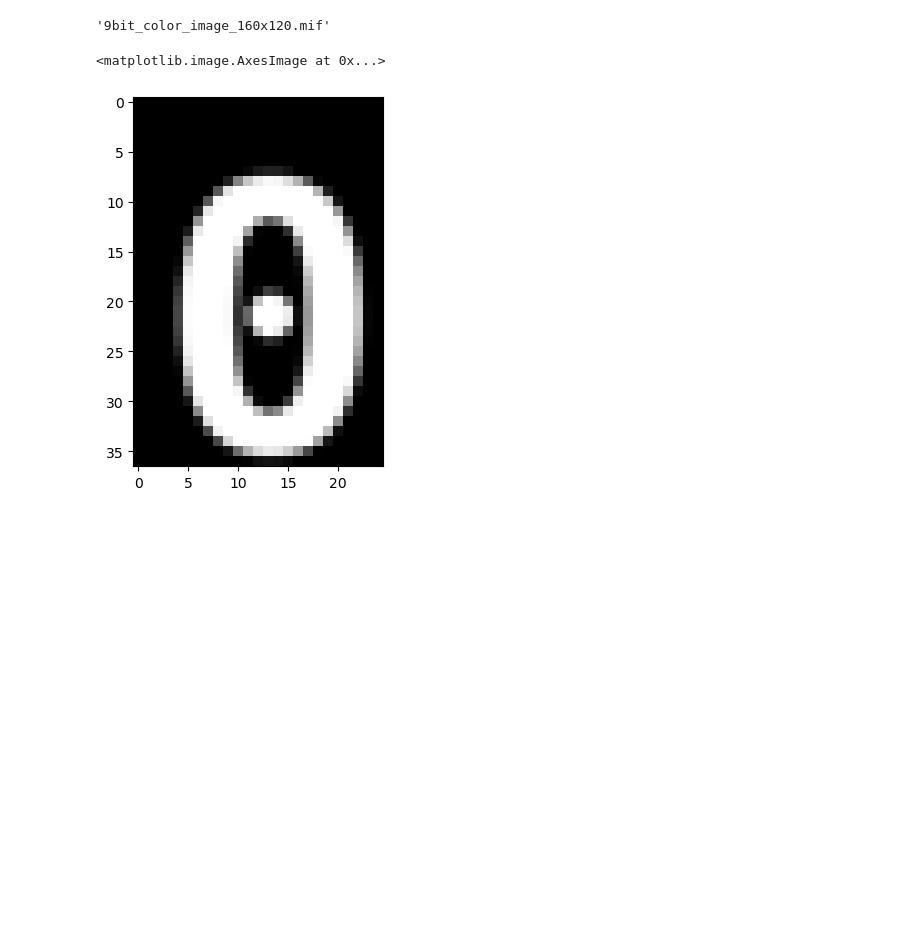
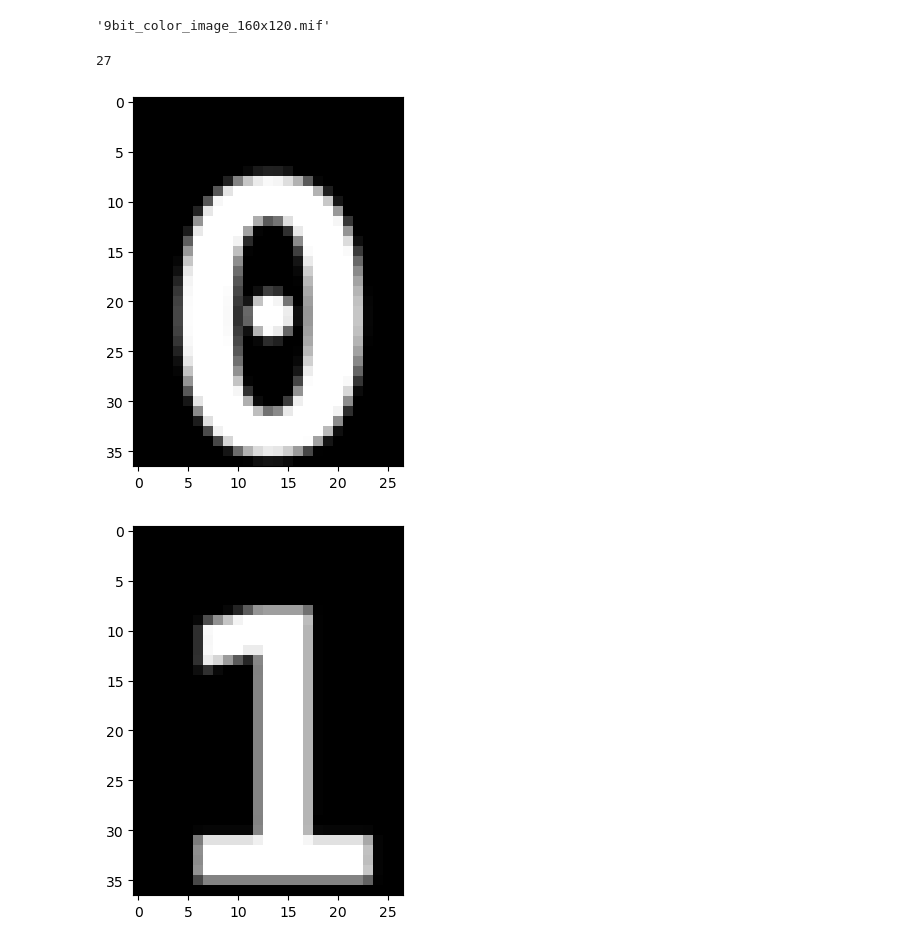
Before and after one commit to aloysf/Project_Pong_VHDL, a Jupyter notebook: digits_bmp/GenerateMIF.ipynb, the cells around one changed output. Drawn from its saved outputs; the diff is of its cells as text; code cells hidden in the pictures; blank space fills up the shorter version.

```diff
--- a/digits_bmp/GenerateMIF.ipynb
+++ b/digits_bmp/GenerateMIF.ipynb
@@ -144,8 +144,15 @@ with open(f"digits_sprite_sheet.mif", "w") as f:
 # %%
 import matplotlib.pyplot as plt
 import numpy as np
 np_img = np.array(img)
 plt.imshow(np_img[:, :25])
+
+dist = 27
+print(dist)
+for i in range(10):
+    plt.imshow(np_img[:, i*dist:(i+1)*dist])
+    plt.show()
 # %% [output]
-<matplotlib.image.AxesImage at 0x...>
+27
-[figure, old version]
+[figure, new version]
+[figure, added]
```
Also changed, not shown: parts of 1 cell of this notebook.
